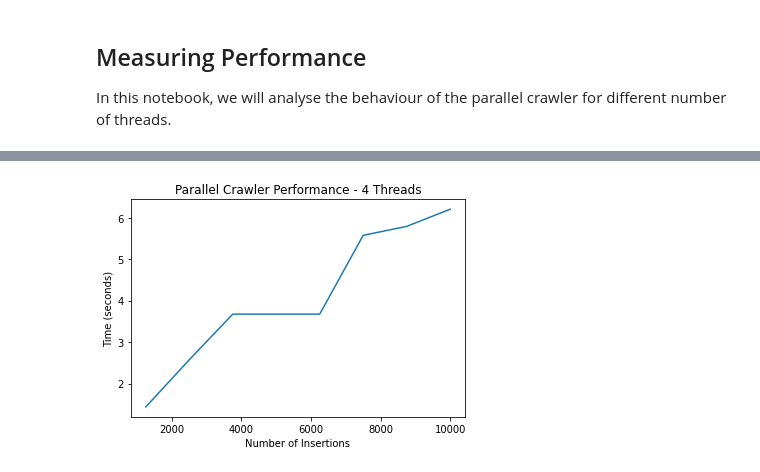
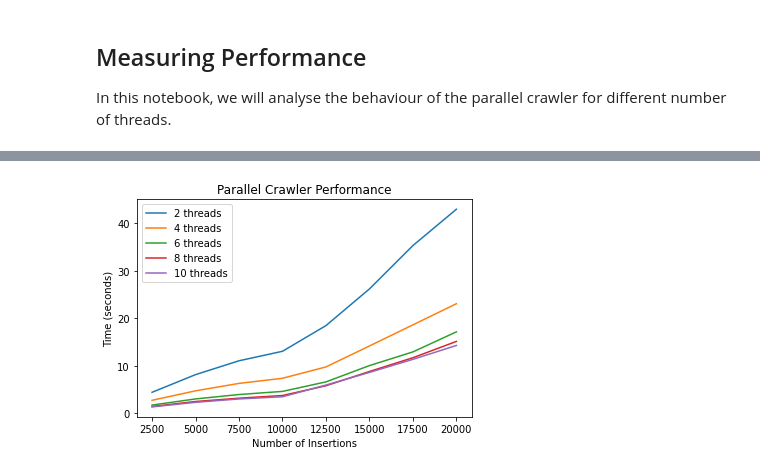
Before and after one commit to maikaedberg/ParallelCrawling, a Jupyter notebook: benchmarker/plot_times.ipynb, the cells around one changed output, grey strips where cells are left out. Saved outputs shown, nothing was run; the diff lists cells and outputs as text; code cells hidden in the pictures.

Commit message:
update
plots updates

```diff
--- a/benchmarker/plot_times.ipynb
+++ b/benchmarker/plot_times.ipynb
@@ -7,7 +7,7 @@ import subprocess
 import matplotlib.pyplot as plt
 # %%
 num_threads = 10      # Threads from 1 to num_threads
-max_size = 100      # Until the SetList gets to max_size
+max_size = 20000      # Until the SetList gets to max_size
 milestones = 8        # and how many milestones along the way to check
 
 link = "https://en.wikipedia.org/wiki/Main_Page"
@@ -16,7 +16,7 @@ time_insertion = dict() # dictionary {num_inserted: {num_threads : time (microse
 
 subprocess.run(["make", "benchmarker"])
 
-for i in range(1, num_threads):
+for i in range(1, num_threads + 1):
     time_insertion[i] = dict()
 
     output = subprocess.run(["./benchmarker", link, str(i), str(max_size), str(milestones)], capture_output=True)
@@ -52,0 +53,17 @@ plt.show()
+# %%
+# PLOT HOW PARALLEL CRAWLER PERFORMS ACROSS THREADS
+
+plt.title("Parallel Crawler Performance (no_threads >= 2)")
+plt.xlabel("Number of Threads")
+plt.ylabel("Time (seconds)")
+insertions_performed = list(time_insertion[1].keys())
+for ins in insertions_performed:
+    X, Y = [], []
+    for (t, t_info) in time_insertion.items():
+        if t == 1:
+            continue
+        X.append(t)
+        Y.append(t_info[ins] * 1e-6)
+    plt.plot(X, Y, label = f"{ins} insertions")
+plt.legend()
+plt.show()
@@ -53,14 +72,20 @@ plt.show()
 # %%
-thread_no = 4
 
-# PLOT HOW PARALLEL CRAWLER PERFORMS ACROSS A SNGLE THREAD
+# PLOT HOW PARALLEL CRAWLER PERFORMS ACROSS A SINGLE THREAD
 
-plt.title(f"Parallel Crawler Performance - {thread_no} Threads")
+plt.title(f"Parallel Crawler Performance")
 plt.xlabel("Number of Insertions")
 plt.ylabel("Time (seconds)")
-X, Y = list(time_insertion[thread_no].keys()), list(time_insertion[thread_no].values())
-Y = [ 1e-6*t for t in Y ]
-plt.plot(X, Y)
+
+for (thread_no, thread_info) in time_insertion.items():
+    if thread_no % 2 == 1 : # only print even threads (for cleaner graph)
+        continue
+    X, Y = list(thread_info.keys()), list(thread_info.values())
+    Y = [ 1e-6*t for t in Y ]
+    plt.plot(X, Y, label = f"{thread_no} threads")
+
+plt.legend()
+
 plt.show()
 # %% [output]
-[figure, old version]
+[figure, new version]
```
Also changed, not shown: parts of 2 cells of this notebook, 1 other file.
